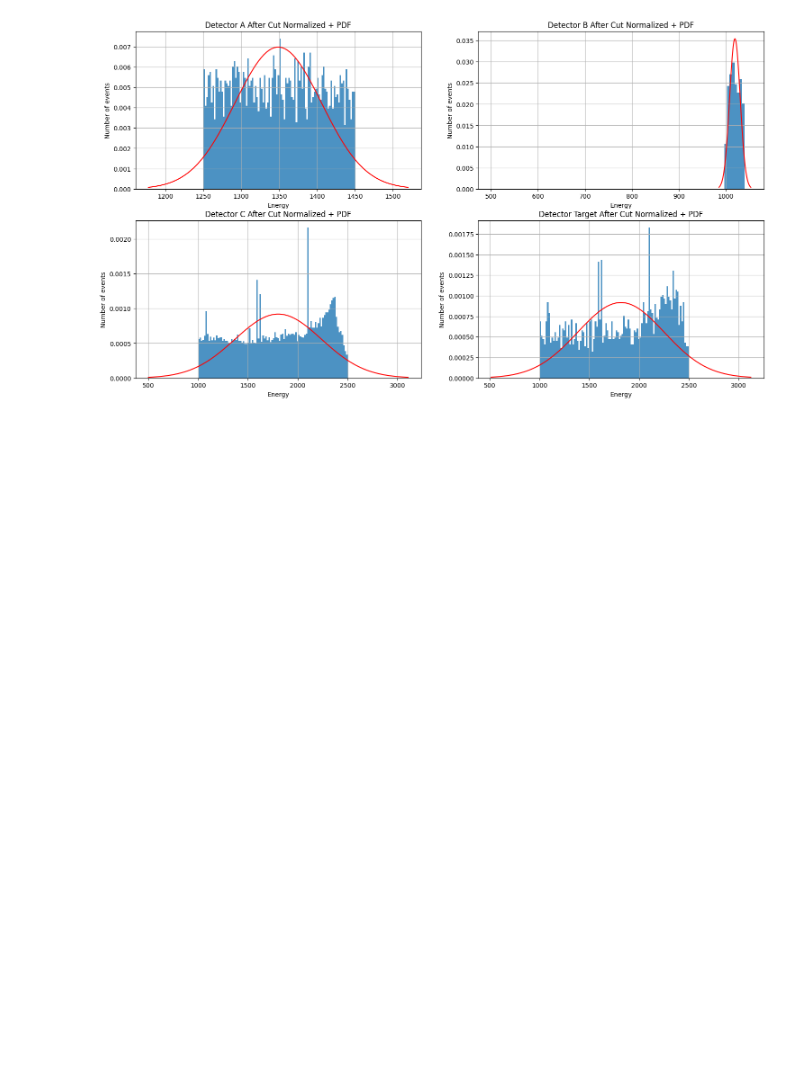
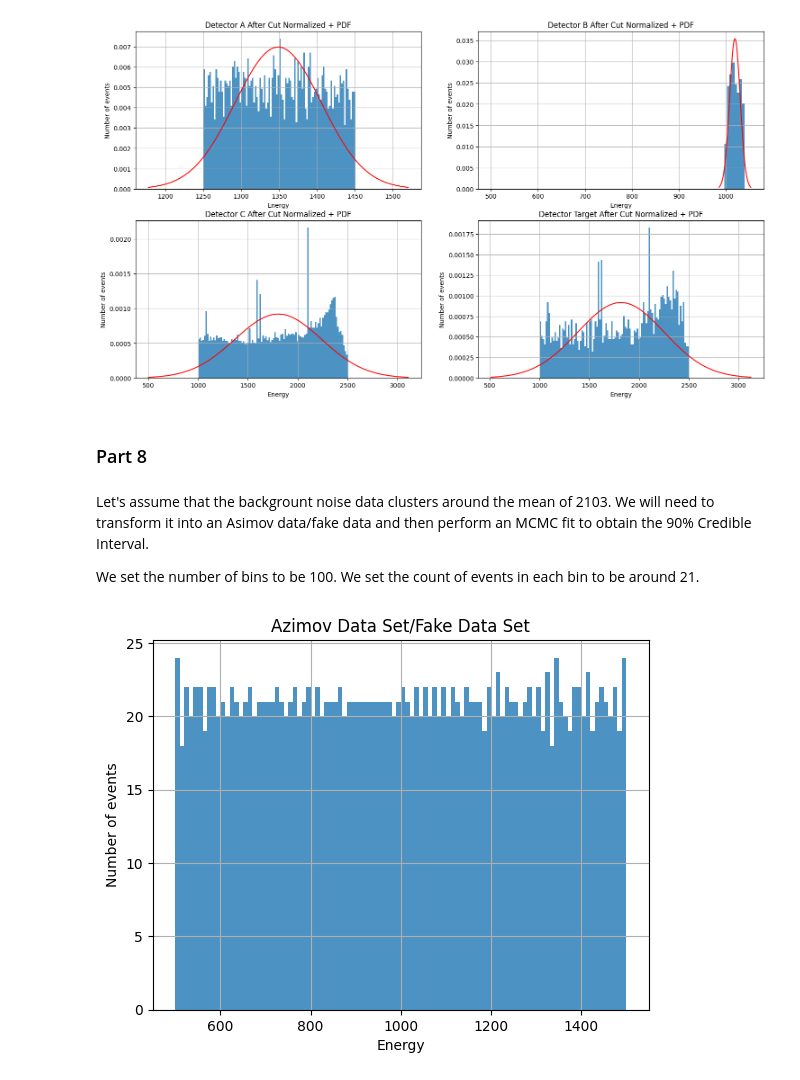
Before and after one commit to melissamp03/DSC291_FINAL-PROJECT, a Jupyter notebook: DSC291_Final-Project_2025.ipynb, the cells around one changed output. Cells and saved outputs as stored; diff of their text form; code cells hidden in the pictures; blank space fills up the shorter version.

Commit message:
added fake dataset generator for part 8

```diff
--- a/DSC291_Final-Project_2025.ipynb
+++ b/DSC291_Final-Project_2025.ipynb
@@ -263,3 +263,31 @@ plt.title('Detector Target After Cut Normalized + PDF')
 plt.grid(True)
 # %% [output]
 [figure]
+# %% [markdown]
+### Part 8
+# %% [markdown]
+Let's assume that the backgrount noise data clusters around the mean of 2103. We will need to transform it into an Asimov data/fake data and then perform an MCMC fit to obtain the 90% Credible Interval.
+
+We set the number of bins to be 100. We set the count of events in each bin to be around 21.
+# %%
+azimov_range = [500, 1500]
+azimov_x = np.linspace(azimov_range[0], azimov_range[1], 101)
+bin_num_events = 21
+
+def gen_azimov_data(azimov_x, bin_num_events):
+    azimov_y = []
+    for i in range(len(azimov_x)):
+        if i < len(azimov_x) - 1:
+            for k in range(bin_num_events):
+                azimov_y.append(uniform(azimov_x[i], azimov_x[i+1]))
+    return azimov_y
+# %%
+azimov_y = gen_azimov_data(azimov_x, 21)
+# %%
+plt.hist(azimov_y, bins=100, alpha=0.8)
+plt.xlabel('Energy')
+plt.ylabel('Number of events')
+plt.title('Azimov Data Set/Fake Data Set')
+plt.grid(True)
+# %% [output]
+[figure, added]
```
